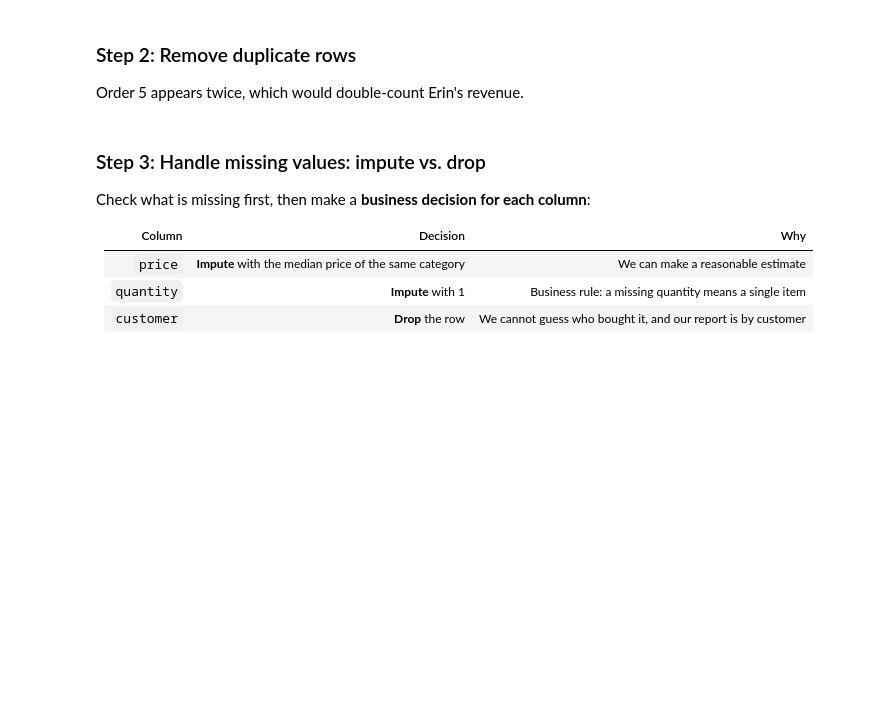
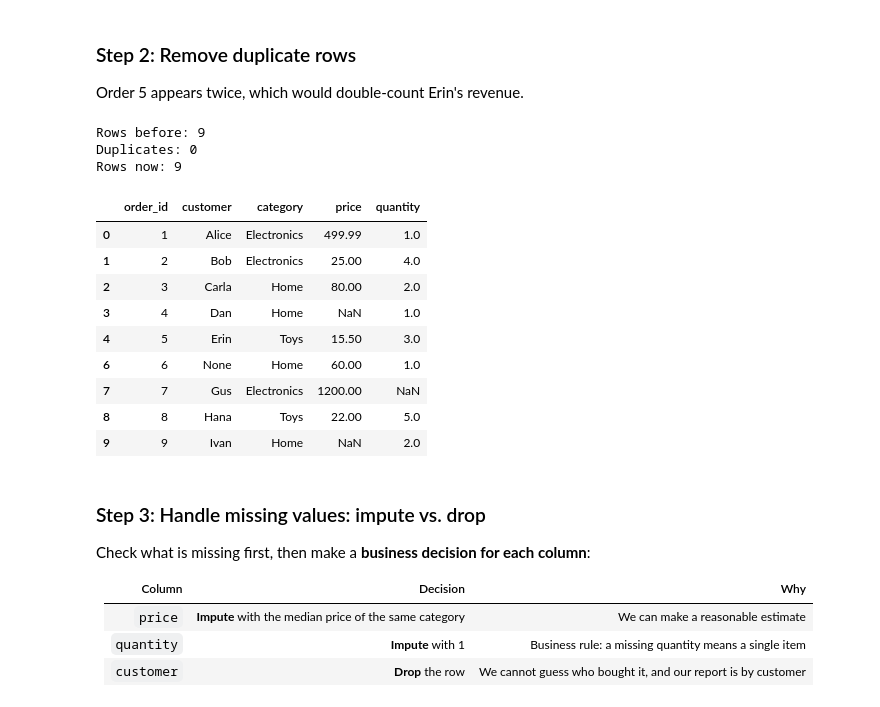
Before and after one commit to profhamilton3/DataAnalytics, a Jupyter notebook: session_6_pandas_data_wrangling.ipynb, the cells around one changed output. Drawn from its saved outputs; the diff is of its cells as text; code cells hidden in the pictures; blank space fills up the shorter version.

```diff
--- a/session_6_pandas_data_wrangling.ipynb
+++ b/session_6_pandas_data_wrangling.ipynb
@@ -64,9 +86,26 @@ print("After: ", purchases["category"].unique())
 ### Step 2: Remove duplicate rows
 Order 5 appears twice, which would double-count Erin's revenue.
 # %%
+# @title drop duplicates
+print("Rows before:", len(purchases))
 print("Duplicates:", purchases.duplicated().sum())
 purchases = purchases.drop_duplicates()
 print("Rows now:", len(purchases))
+purchases
+# %% [output]
+Rows before: 9
+Duplicates: 0
+Rows now: 9
+|  | order_id | customer | category | price | quantity |
+| 0 | 1 | Alice | Electronics | 499.99 | 1.0 |
+| 1 | 2 | Bob | Electronics | 25.00 | 4.0 |
+| 2 | 3 | Carla | Home | 80.00 | 2.0 |
+| 3 | 4 | Dan | Home | NaN | 1.0 |
+| 4 | 5 | Erin | Toys | 15.50 | 3.0 |
+| 6 | 6 | None | Home | 60.00 | 1.0 |
+| 7 | 7 | Gus | Electronics | 1200.00 | NaN |
+| 8 | 8 | Hana | Toys | 22.00 | 5.0 |
+| 9 | 9 | Ivan | Home | NaN | 2.0 |
 # %% [markdown]
 ### Step 3: Handle missing values: impute vs. drop
 Check what is missing first, then make a **business decision for each column**:
```
Also changed, not shown: parts of 24 cells of this notebook.
